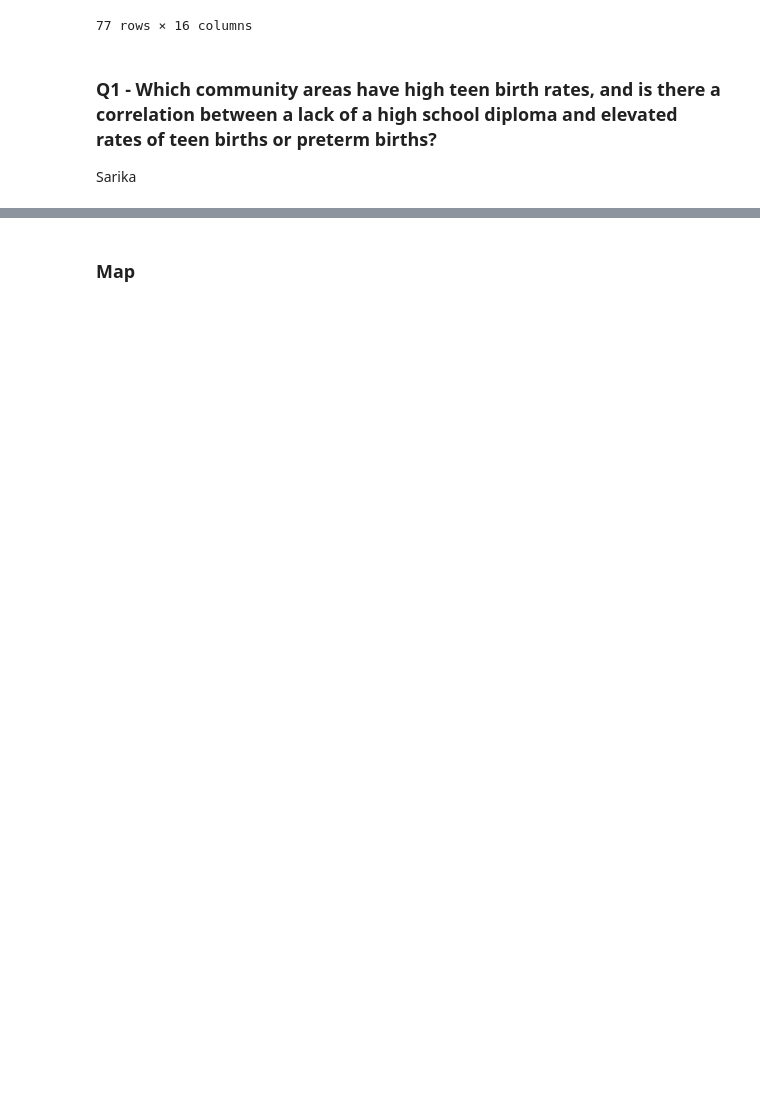
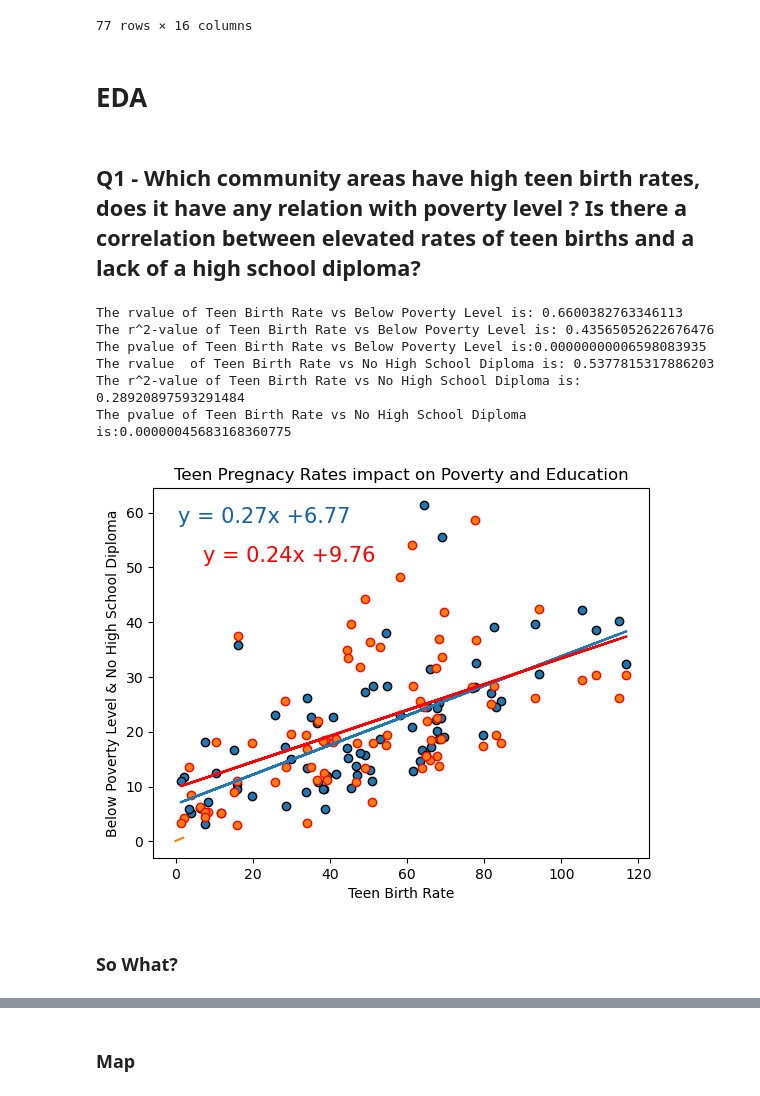
Before and after one commit to jroelofsz/Project1, a Jupyter notebook: main.ipynb, the cells around one changed output, grey strips where cells are left out. Cells and saved outputs as stored; diff of their text form; code cells hidden in the pictures; blank space fills up the shorter version.

```diff
--- a/main.ipynb
+++ b/main.ipynb
@@ -97,4 +177,19 @@ def linear_regression_plots(x_values, y_values, title, x_label, y_label):
+# %% [markdown]
+# EDA
 # %% [markdown]
-### Q1 - Which community areas have high teen birth rates, and is there a correlation between a lack of a high school diploma and elevated rates of teen births or preterm births?
-
-Sarika
+## Q1 - Which community areas have high teen birth rates, does it have any relation with poverty level ? Is there a correlation between elevated rates of teen births and a lack of a high school diploma?
+# %%
+# plotting the two relationships on one graph - Teen Birth Rates Vs Below Poverty Level/ Teen Pregnacy Rates Vs No High School Diploma
+# Calling linear_regression_2plots function
+
+linear_regression_2plots(clean_df['Teen Birth Rate'], clean_df['Below Poverty Level'],clean_df['No High School Diploma'] , "Teen Pregnacy Rates impact on Poverty and Education", 'Teen Birth Rate','Below Poverty Level',"No High School Diploma")
+# %% [output]
+The rvalue of Teen Birth Rate vs Below Poverty Level is: 0.6600382763346113
+The r^2-value of Teen Birth Rate vs Below Poverty Level is: 0.43565052622676476
+The pvalue of Teen Birth Rate vs Below Poverty Level is:0.00000000006598083935
+The rvalue  of Teen Birth Rate vs No High School Diploma is: 0.5377815317886203
+The r^2-value of Teen Birth Rate vs No High School Diploma is: 0.28920897593291484
+The pvalue of Teen Birth Rate vs No High School Diploma is:0.00000045683168360775
+[figure, added]
+# %% [markdown]
+### So What?
```
Also changed, not shown: parts of 30 cells of this notebook, 1 other file.
